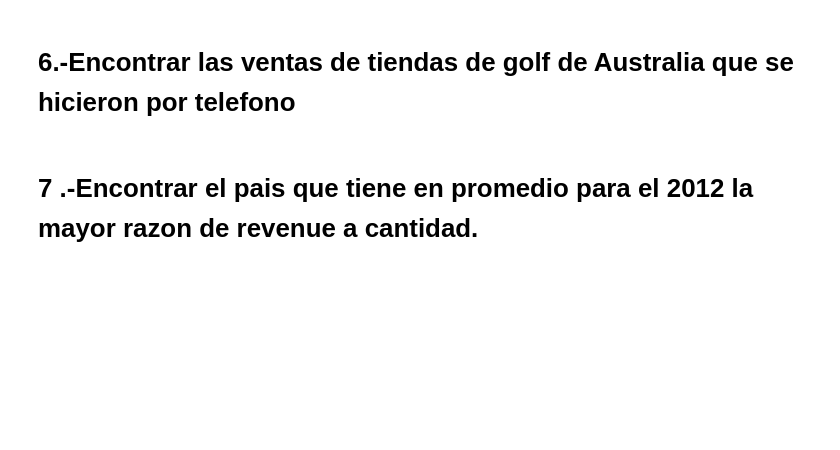
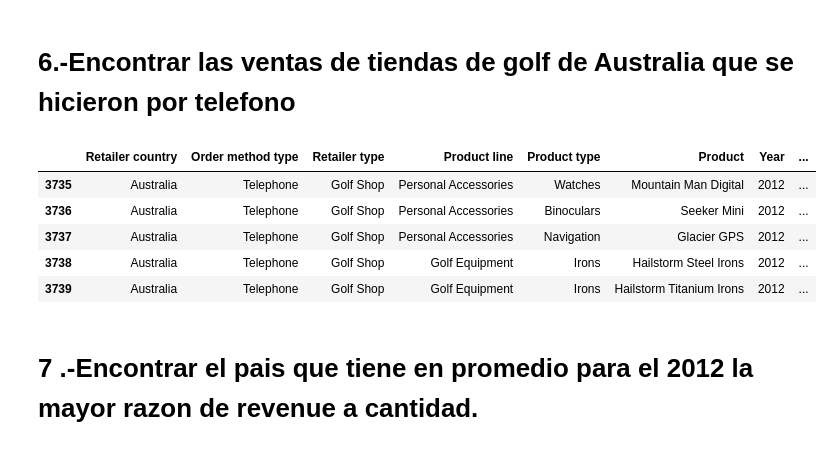
Before and after one commit to PyarmandoCode/Python_Avanzado, a Jupyter notebook: Datos/Python-Avanzado.ipynb, the cells around one changed output. Saved outputs shown, nothing was run; the diff lists cells and outputs as text; code cells hidden in the pictures; blank space fills up the shorter version.

```diff
--- a/Datos/Python-Avanzado.ipynb
+++ b/Datos/Python-Avanzado.ipynb
@@ -587,4 +679,13 @@ ventas = pd.read_csv("https://raw.githubusercontent.com/pandolf99/Ejercicios_cie
 # %% [markdown]
 # 6.-Encontrar las ventas de tiendas de golf de Australia que se hicieron por telefono
+# %%
+ventas[(ventas['Retailer country'] =="Australia") & (ventas['Order method type'] == "Telephone") & (ventas["Retailer type"]=="Golf Shop")].head()
+# %% [output]
+|  | Retailer country | Order method type | Retailer type | Product line | Product type | Product | Year | ... |
+| 3735 | Australia | Telephone | Golf Shop | Personal Accessories | Watches | Mountain Man Digital | 2012 | ... |
+| 3736 | Australia | Telephone | Golf Shop | Personal Accessories | Binoculars | Seeker Mini | 2012 | ... |
+| 3737 | Australia | Telephone | Golf Shop | Personal Accessories | Navigation | Glacier GPS | 2012 | ... |
+| 3738 | Australia | Telephone | Golf Shop | Golf Equipment | Irons | Hailstorm Steel Irons | 2012 | ... |
+| 3739 | Australia | Telephone | Golf Shop | Golf Equipment | Irons | Hailstorm Titanium Irons | 2012 | ... |
 # %% [markdown]
 # 7 .-Encontrar el pais que tiene en promedio para el 2012 la mayor razon de revenue a cantidad.
```
Also changed, not shown: parts of 7 cells of this notebook.
